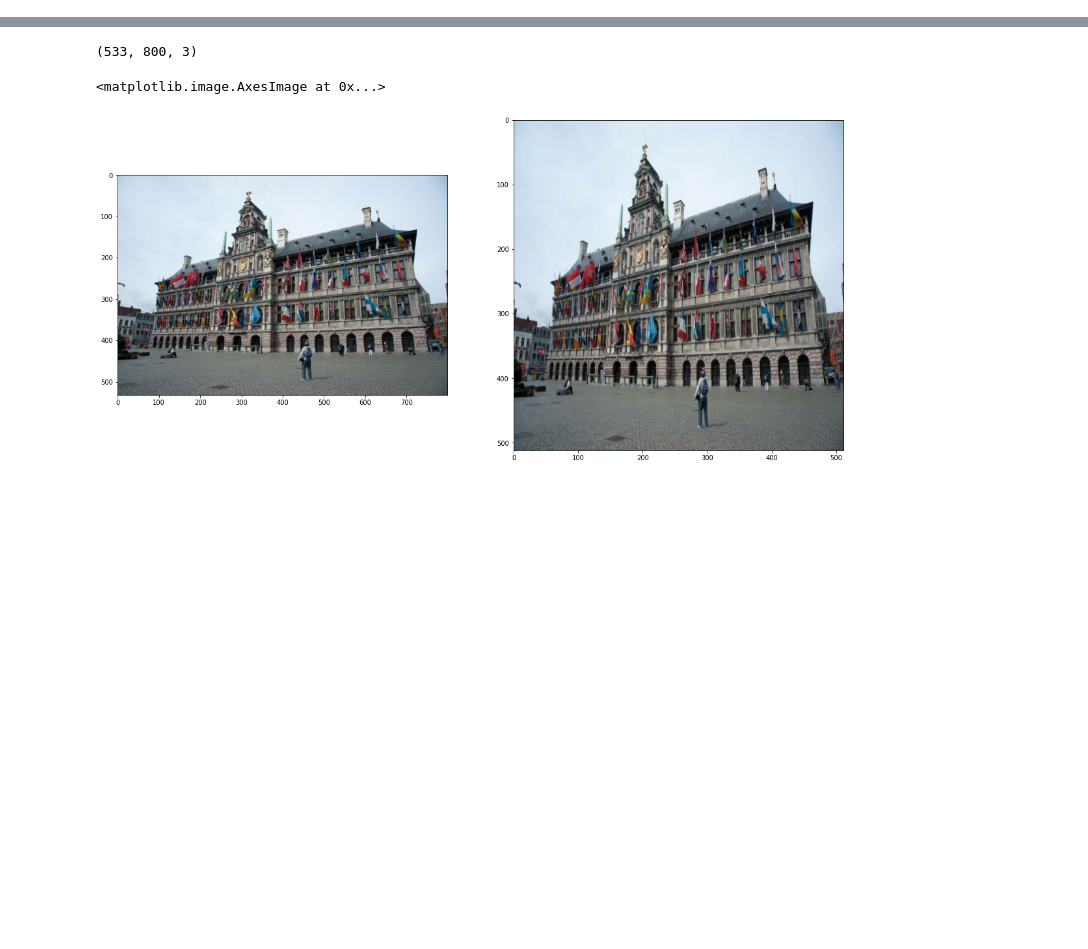
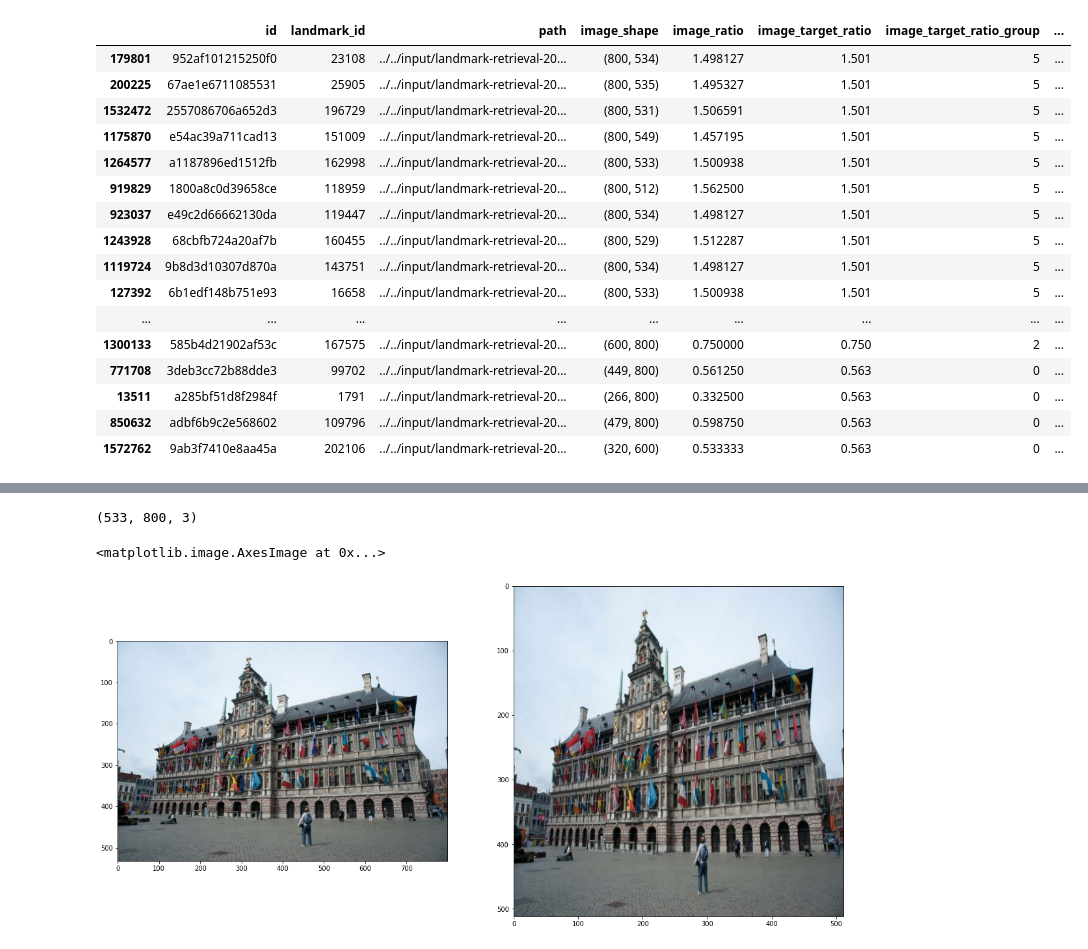
Before and after one commit to akensert/kaggle-landmark-retrieval-and-recognition-2020, a Jupyter notebook: src/notebooks/test_loading.ipynb, the cells around one changed output, grey strips where cells are left out. Cells and saved outputs as stored; diff of their text form; code cells hidden in the pictures; blank space fills up the shorter version.

```diff
--- a/src/notebooks/test_loading.ipynb
+++ b/src/notebooks/test_loading.ipynb
@@ -47,0 +182,20 @@ data
+# %%
+df.iloc[50:100]
+# %% [output]
+|  | id | landmark_id | path | image_shape | image_ratio | image_target_ratio | image_target_ratio_group | ... |
+| 179801 | 952af101215250f0 | 23108 | ../../input/landmark-retrieval-20... | (800, 534) | 1.498127 | 1.501 | 5 | ... |
+| 200225 | 67ae1e6711085531 | 25905 | ../../input/landmark-retrieval-20... | (800, 535) | 1.495327 | 1.501 | 5 | ... |
+| 1532472 | 2557086706a652d3 | 196729 | ../../input/landmark-retrieval-20... | (800, 531) | 1.506591 | 1.501 | 5 | ... |
+| 1175870 | e54ac39a711cad13 | 151009 | ../../input/landmark-retrieval-20... | (800, 549) | 1.457195 | 1.501 | 5 | ... |
+| 1264577 | a1187896ed1512fb | 162998 | ../../input/landmark-retrieval-20... | (800, 533) | 1.500938 | 1.501 | 5 | ... |
+| 919829 | 1800a8c0d39658ce | 118959 | ../../input/landmark-retrieval-20... | (800, 512) | 1.562500 | 1.501 | 5 | ... |
+| 923037 | e49c2d66662130da | 119447 | ../../input/landmark-retrieval-20... | (800, 534) | 1.498127 | 1.501 | 5 | ... |
+| 1243928 | 68cbfb724a20af7b | 160455 | ../../input/landmark-retrieval-20... | (800, 529) | 1.512287 | 1.501 | 5 | ... |
+| 1119724 | 9b8d3d10307d870a | 143751 | ../../input/landmark-retrieval-20... | (800, 534) | 1.498127 | 1.501 | 5 | ... |
+| 127392 | 6b1edf148b751e93 | 16658 | ../../input/landmark-retrieval-20... | (800, 533) | 1.500938 | 1.501 | 5 | ... |
+| ... | ... | ... | ... | ... | ... | ... | ... | ... |
+| 1300133 | 585b4d21902af53c | 167575 | ../../input/landmark-retrieval-20... | (600, 800) | 0.750000 | 0.750 | 2 | ... |
+| 771708 | 3deb3cc72b88dde3 | 99702 | ../../input/landmark-retrieval-20... | (449, 800) | 0.561250 | 0.563 | 0 | ... |
+| 13511 | a285bf51d8f2984f | 1791 | ../../input/landmark-retrieval-20... | (266, 800) | 0.332500 | 0.563 | 0 | ... |
+| 850632 | adbf6b9c2e568602 | 109796 | ../../input/landmark-retrieval-20... | (479, 800) | 0.598750 | 0.563 | 0 | ... |
+| 1572762 | 9ab3f7410e8aa45a | 202106 | ../../input/landmark-retrieval-20... | (320, 600) | 0.533333 | 0.563 | 0 | ... |
```
Also changed, not shown: parts of 13 cells of this notebook, 10 other files.
